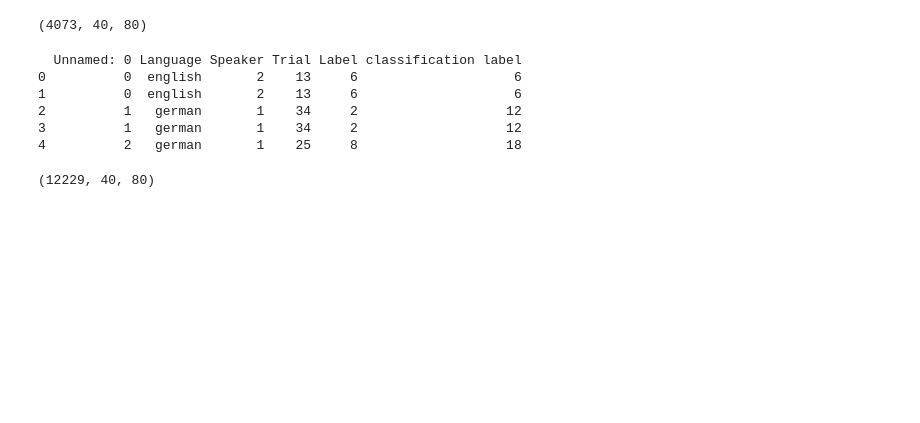
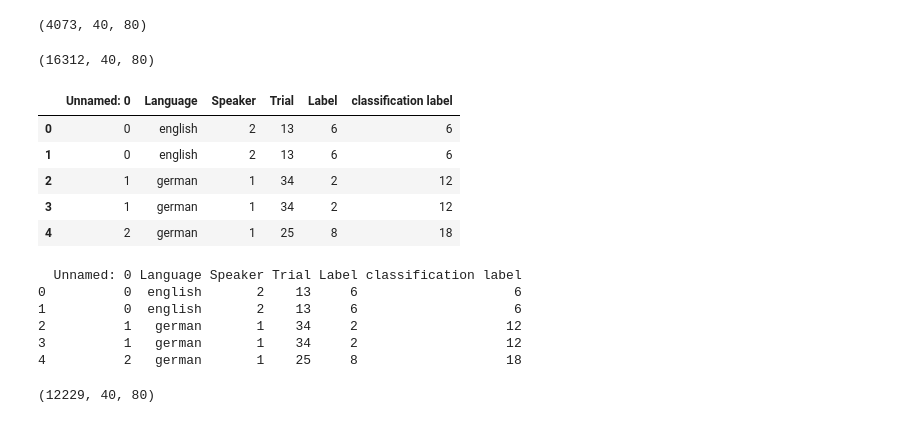
Before and after one commit to thomasshoesmith/Intel-Neuromorphic-Research-Project, a Jupyter notebook: augmentation.ipynb, the cells around one changed output. Saved outputs shown, nothing was run; the diff lists cells and outputs as text; code cells hidden in the pictures; blank space fills up the shorter version.

```diff
--- a/augmentation.ipynb
+++ b/augmentation.ipynb
@@ -435,3 +437,18 @@ def duplicate_and_mod_dataset(training_details, training_images):
+# %%
+training_details, training_images, training_labels = augmentation_tools.duplicate_and_mod_dataset(training_details, training_images)
+# %%
+training_images.shape
+# %% [output]
+(16312, 40, 80)
+# %%
+training_details.head()
+# %% [output]
+|  | Unnamed: 0 | Language | Speaker | Trial | Label | classification label |
+| 0 | 0 | english | 2 | 13 | 6 | 6 |
+| 1 | 0 | english | 2 | 13 | 6 | 6 |
+| 2 | 1 | german | 1 | 34 | 2 | 12 |
+| 3 | 1 | german | 1 | 34 | 2 | 12 |
+| 4 | 2 | german | 1 | 25 | 8 | 18 |
 # %%
 
 training_details_repeat = pd.DataFrame(np.repeat(training_details.values, 2, axis = 0))
```
Also changed, not shown: parts of 11 cells of this notebook, 1 other file.
